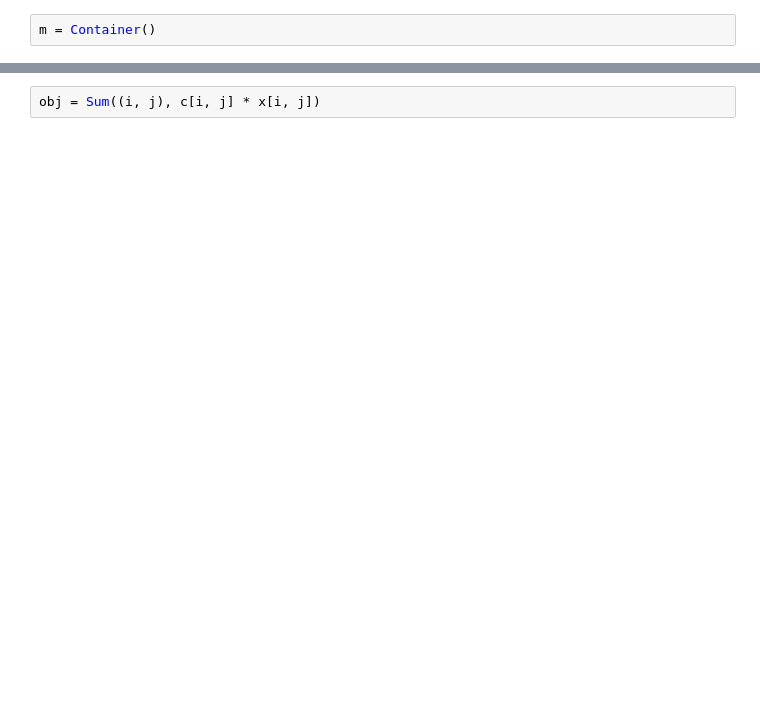
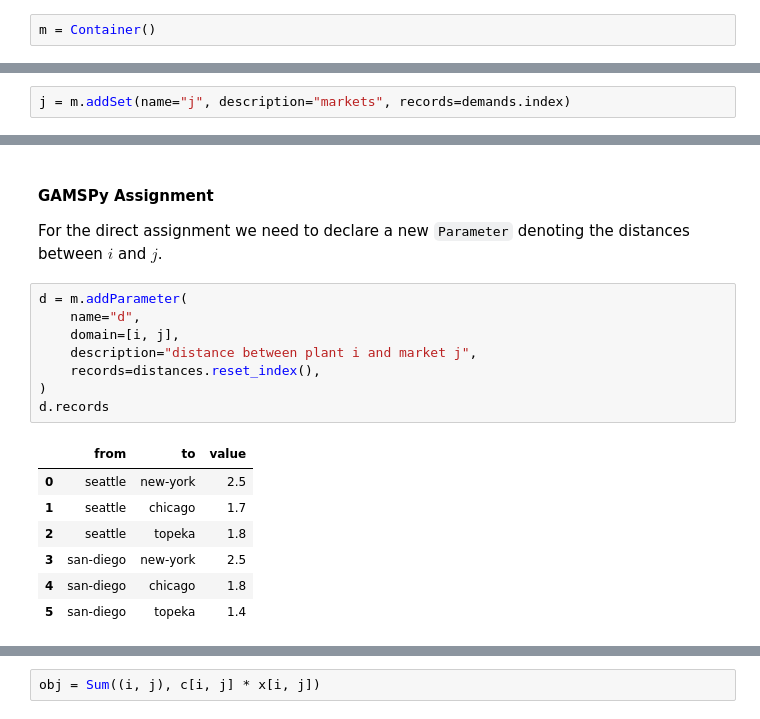
Before and after one commit to GAMS-dev/gamspy, a Jupyter notebook: docs/user/notebooks/trnsport.ipynb, the cells around one changed output, grey strips where cells are left out. Saved outputs shown, nothing was run; the diff lists cells and outputs as text; blank space fills up the shorter version.

```diff
--- a/docs/user/notebooks/trnsport.ipynb
+++ b/docs/user/notebooks/trnsport.ipynb
@@ -87,0 +125,2 @@ demand[j] = Sum(i, x[i, j]) >= b[j]
+# %%
+j = m.addSet(name="j", description="markets", records=demands.index)
@@ -87,0 +221,20 @@ demand[j] = Sum(i, x[i, j]) >= b[j]
+# %% [markdown]
+#### GAMSPy Assignment
+
+For the direct assignment we need to declare a new ``Parameter`` denoting the distances between $i$ and $j$.
+# %%
+d = m.addParameter(
+    name="d",
+    domain=[i, j],
+    description="distance between plant i and market j",
+    records=distances.reset_index(),
+)
+d.records
+# %% [output]
+|  | from | to | value |
+| 0 | seattle | new-york | 2.5 |
+| 1 | seattle | chicago | 1.7 |
+| 2 | seattle | topeka | 1.8 |
+| 3 | san-diego | new-york | 2.5 |
+| 4 | san-diego | chicago | 1.8 |
+| 5 | san-diego | topeka | 1.4 |
```
Also changed, not shown: parts of 68 cells of this notebook, 1 other file.
